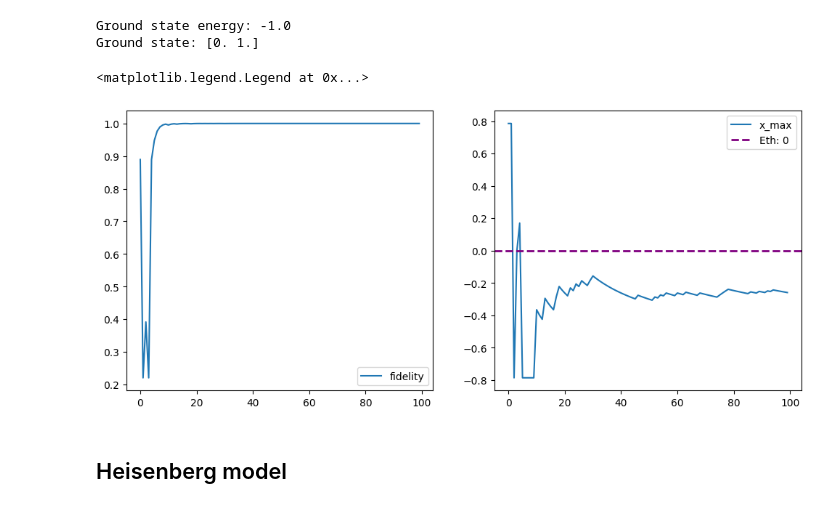
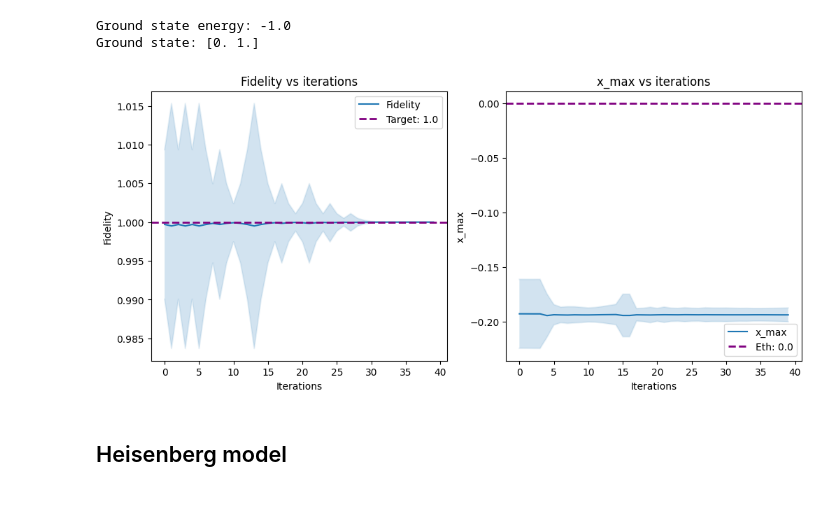
Before and after one commit to Gopal-Dahale/measurement-based-ite, a Jupyter notebook: mite-numpy.ipynb, the cells around one changed output. Cells and saved outputs as stored; diff of their text form; code cells hidden in the pictures.

```diff
--- a/mite-numpy.ipynb
+++ b/mite-numpy.ipynb
@@ -81,29 +133,29 @@ def fidelity(s1, s2):
 # %%
-state = random_state(1)
+state = plus_state # as mentioned in the paper
 eps = 0.2
-Eth = 0
+Eth = 0.0
 feedback = GaussianFeedback(eps, Eth)
+
 fidelities = []
 x_maxes = []
 
-for i in range(100):
-    state, m = weak_measurement(state, hamiltonian, eps)
-    feedback.update(m)
-    x_max, cond = feedback.cond()
-    x_maxes.append(x_max)
-    if cond:
-        state = X @ state
-    fidelities.append(fidelity(state, ground_state))
+for _ in range(1000):
+    temp_fidelities = []
+    temp_x_maxes = []
+    for i in range(40):
+        state, m = weak_measurement(state, hamiltonian, eps)
+        feedback.update(m)
+        x_max, cond = feedback.cond()
+        temp_x_maxes.append(x_max)
+        if cond:
+            state = X @ state
+        temp_fidelities.append(fidelity(state, ground_state))
+    x_maxes.append(temp_x_maxes.copy())
+    fidelities.append(temp_fidelities.copy())
-# %%
-fig, (ax1, ax2) = plt.subplots(1, 2, figsize=(12,5))
-ax1.plot(fidelities, label='fidelity')
-ax2.plot(x_maxes, label='x_max')
-ax2.axhline(y=Eth, color="purple", ls="--", lw=2, label=f"Eth: {Eth}")
-ax1.legend()
-ax2.legend()
-# %% [output]
-<matplotlib.legend.Legend at 0x...>
-[figure, removed]
+# %%
+plot(x_maxes, fidelities, Eth)
+# %% [output]
+[figure, added]
 # %%
 def get_hamiltonian(hamiltonian_terms, coefficients):
     n = 2 ** len(hamiltonian_terms[0])
```
Also changed, not shown: parts of 15 cells of this notebook.
